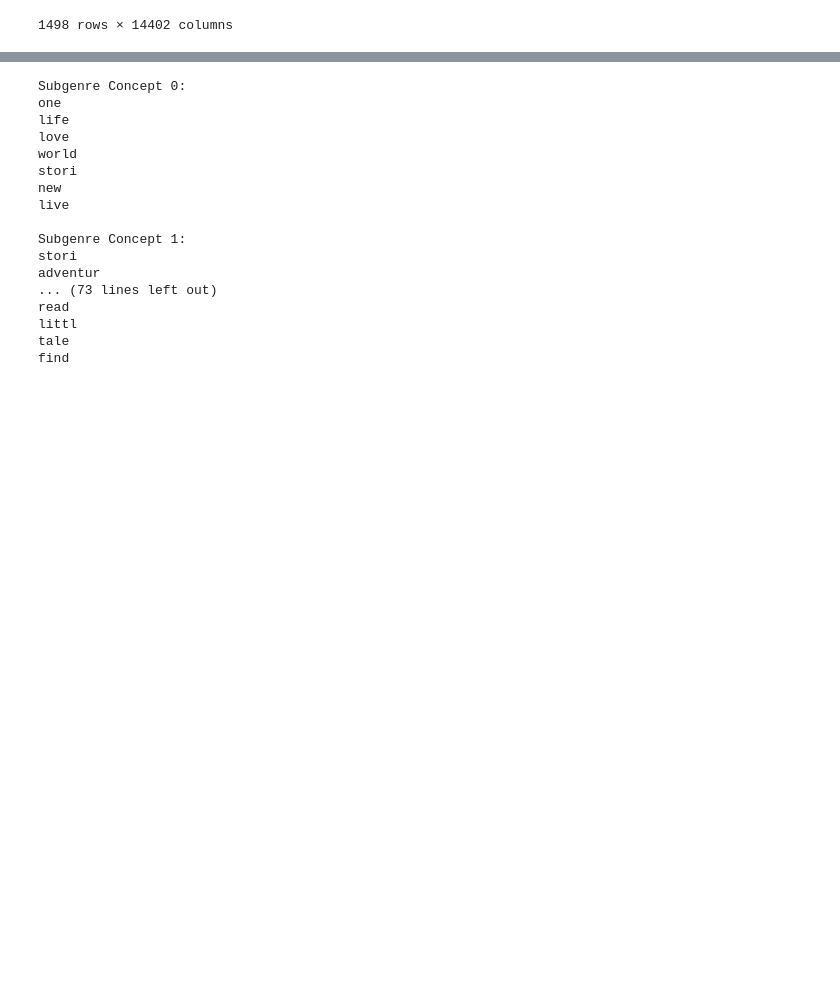
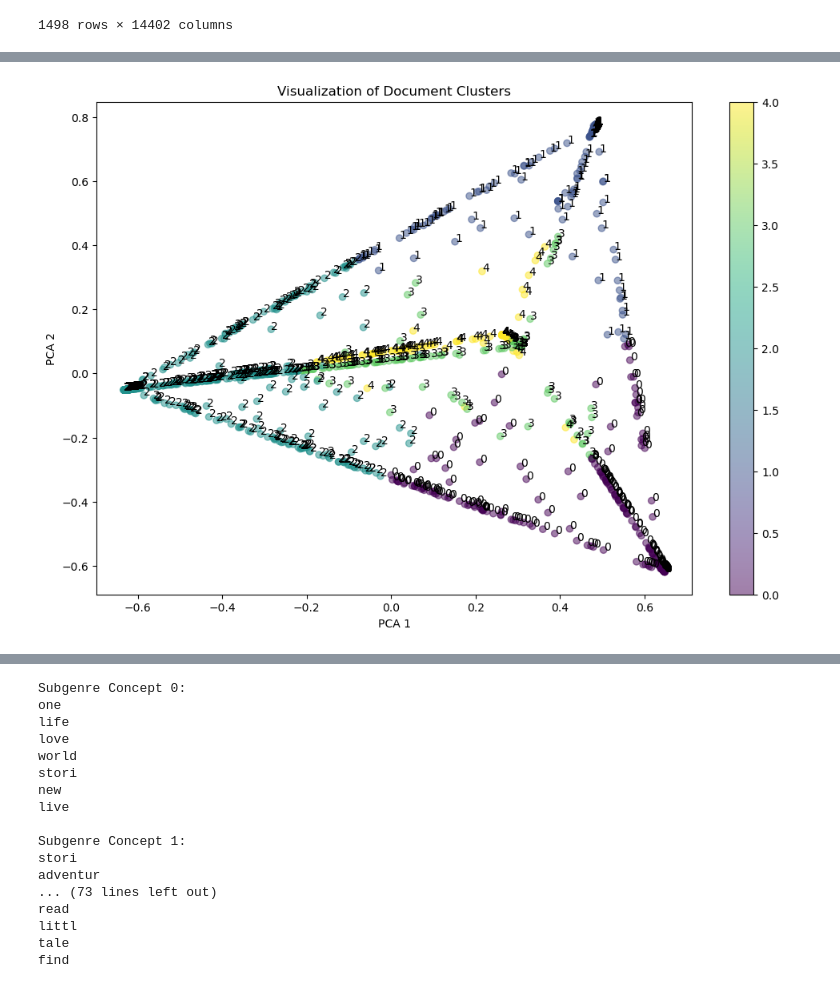
Before and after one commit to Pri0805/AML-Project, a Jupyter notebook: SB_AML_Project.ipynb, the cells around one changed output, grey strips where cells are left out. Cells and saved outputs as stored; diff of their text form; code cells hidden in the pictures; blank space fills up the shorter version.

```diff
--- a/SB_AML_Project.ipynb
+++ b/SB_AML_Project.ipynb
@@ -143,7 +143,7 @@ def visualize(U, sigma, clusters):
 # %%
 # only first 15 pages
 df15 = create_df(
-    '/Users/srijeetabiswas/Desktop/Desktop/transfer to mac/torsha/grad school/Fall Semester/courses/AML/Project/GoodreadsScraper/book_best_books_001_015.jl'
+    '/Users/angky/Cornell/AML/AML-Project/book_best_books_001_015.jl'
 )
 print(df15.head(10))
 df15.shape # ~1500 books in dataset
@@ -227,3 +275,29 @@ word_freq_mat
+# %%
+import matplotlib.pyplot as plt
+from sklearn.decomposition import PCA
+
+# Let's assume lda_topic_matrix contains your LDA topic distribution and
+# clusters contains the KMeans cluster assignments
+
+# Reduce the dimensionality for visualization (using PCA for simplicity)
+pca = PCA(n_components=2)
+reduced_data = pca.fit_transform(lda_topic_matrix)
+
+# Scatter plot of the reduced data
+plt.figure(figsize=(12, 8))
+scatter = plt.scatter(reduced_data[:, 0], reduced_data[:, 1], c=clusters, cmap='viridis', alpha=0.5)
+
+# Add labels to the plot with cluster numbers
+for i, txt in enumerate(clusters):
+    plt.annotate(txt, (reduced_data[i, 0], reduced_data[i, 1]))
+
+plt.title('Visualization of Document Clusters')
+plt.xlabel('PCA 1')
+plt.ylabel('PCA 2')
+plt.colorbar(scatter)
+plt.show()
+# %% [output]
+[figure, added]
 # %%
 # labels clustering each doc into clusters 1-10
 labels = Kmeans(word_freq_mat)
```
Also changed, not shown: parts of 3 cells of this notebook.
